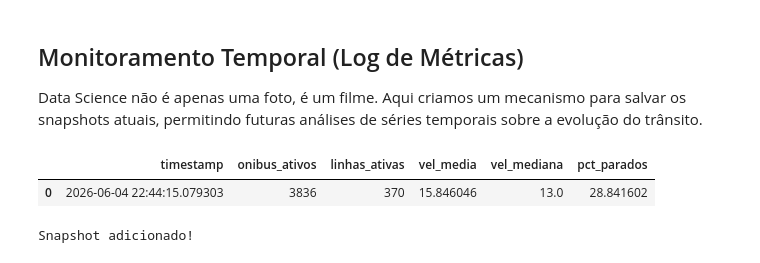
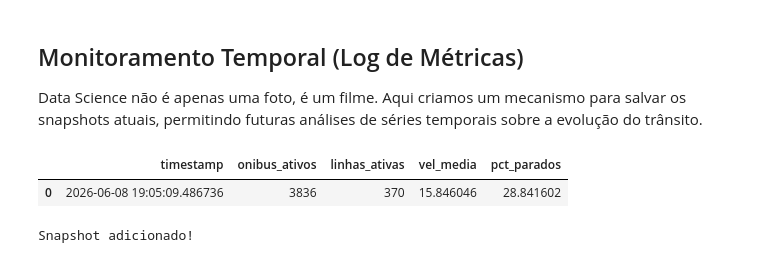
Before and after one commit to viniciusgonc/big_data_proj, a Jupyter notebook: codigo/notebooks/AV2_gold.ipynb, the cells around one changed output. Saved outputs shown, nothing was run; the diff lists cells and outputs as text; code cells hidden in the pictures.

```diff
--- a/codigo/notebooks/AV2_gold.ipynb
+++ b/codigo/notebooks/AV2_gold.ipynb
@@ -50,7 +50,7 @@ os.makedirs('./gold', exist_ok=True)
 ## Carregamento dos Dados (Camada Silver)
 Importamos os dados validados da camada Silver. O uso do formato Parquet com PyArrow garante eficiência no processamento de grandes volumes de GPS, mantendo a integridade dos tipos de dados, especialmente os timestamps.
 # %%
-table = pq.read_table('sppo_silver.parquet')
+table = pq.read_table('../../dados/silver/sppo_silver.parquet')
 df = table.to_pandas(timestamp_as_object=False)
 
 for col in ['datahora', 'datahoraenvio', 'datahoraservidor']:
@@ -166,20 +166,21 @@ Identificamos as linhas que carregam o sistema (maior volume de frota) e aquelas
 Data Science não é apenas uma foto, é um filme. Aqui criamos um mecanismo para salvar os snapshots atuais, permitindo futuras análises de séries temporais sobre a evolução do trânsito.
 # %%
 from datetime import datetime
+
+
 
 resumo = pd.DataFrame([{
     'timestamp': datetime.utcnow(),
     'onibus_ativos': onibus_ativos,
     'linhas_ativas': linhas_ativas,
     'vel_media': vel_media,
-    'vel_mediana': vel_mediana,
     'pct_parados': pct_parados
 }])
 
 resumo
 # %% [output]
-|  | timestamp | onibus_ativos | linhas_ativas | vel_media | vel_mediana | pct_parados |
-| 0 | 2026-06-04 22:44:15.079303 | 3836 | 370 | 15.846046 | 13.0 | 28.841602 |
+|  | timestamp | onibus_ativos | linhas_ativas | vel_media | pct_parados |
+| 0 | 2026-06-08 19:05:09.486736 | 3836 | 370 | 15.846046 | 28.841602 |
 # %%
 caminho = './gold/resumo_metricas.csv'
 
```
Also changed, not shown: parts of 2 cells of this notebook, 12 other files.
